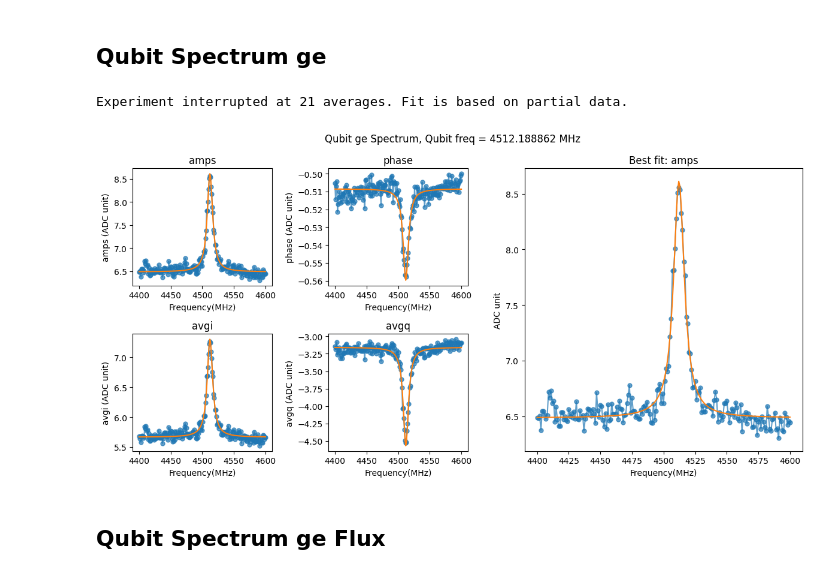
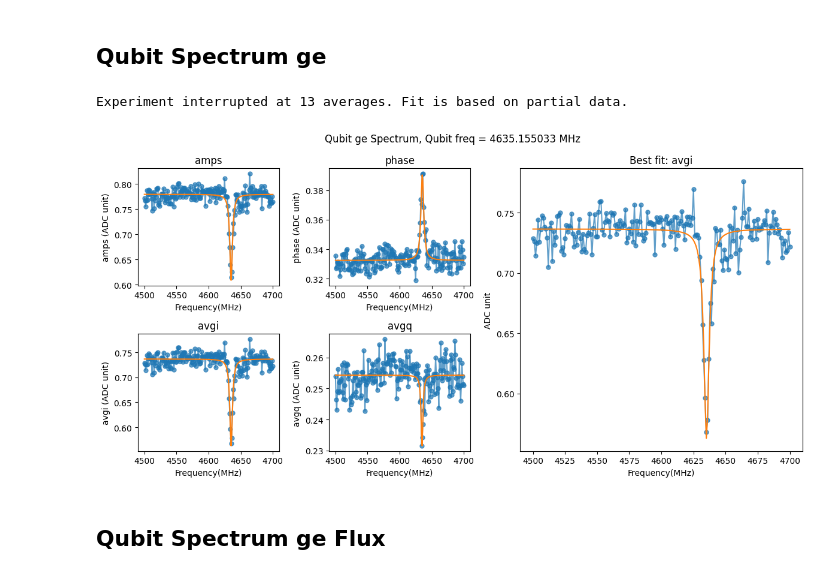
Before and after one commit to JayChien04717/SQD_soc, a Jupyter notebook: single_qubit_calibrate.ipynb, the cells around one changed output. Drawn from its saved outputs; the diff is of its cells as text; code cells hidden in the pictures.

```diff
--- a/single_qubit_calibrate.ipynb
+++ b/single_qubit_calibrate.ipynb
@@ -47,7 +45,7 @@ Firmware configuration (built Tue Sep 10 16:13:40 2024):
 # Qubit setting
 # %%
 # Define the qubit index
-qubit_idx = 3
+qubit_idx = 0
 
 config = {
     **system_cfg.hw_cfg,
@@ -352,38 +349,38 @@ Data save to C:\Users\QEL\Desktop\2DQ12round3\2025\11\Data_1106\s002_onetone_flu
 # %%
 from qick_workspace.scrip.s003_qubit_spec_ge import Qubit_Twotone
 
-center = 4500
+center = 4600
 SPAN = 100
 START_FREQ = center - SPAN  # [MHz]
 STOP_FREQ = center + SPAN  # [MHz]
 
 STEPS = 201
 
 config["nqz_qubit"] = 2
 
 run_cfg = select_config_idx(config, qubit_idx)
 run_cfg.update(
     [
         ("steps", STEPS),
         ("qubit_freq_ge", QickSweep1D("freqloop", START_FREQ, STOP_FREQ)),
         ("qmixer_freq", center),
         ("qubit_gain_ge", 0.2),
         ("res_gain_ge", 0.3),
         ("qubit_length_ge", 5),
         ("relax_delay", 1),
         ("cooling", False),
-        ("qubit_ch", 7),
+        ("qubit_ch", 5),
     ]
 )
 
 spectrum_ge = Qubit_Twotone(soc, soccfg, run_cfg)
 f_ge = spectrum_ge.run(200, liveplot=True)
 config["qubit_freq_ge"][qubit_idx] = f_ge
 config["qmixer_freq"][qubit_idx] = f_ge
 # spectrum_ge.saveLabber(qubit_idx, yoko_value=yoko_value)
 # %% [output]
-Experiment interrupted at 21 averages. Fit is based on partial data.
+Experiment interrupted at 13 averages. Fit is based on partial data.
-[figure, old version]
+[figure, new version]
 # %% [markdown]
 ## Qubit Spectrum ge Flux
 # %%
```
Also changed, not shown: parts of 4 cells of this notebook, 11 other files.
